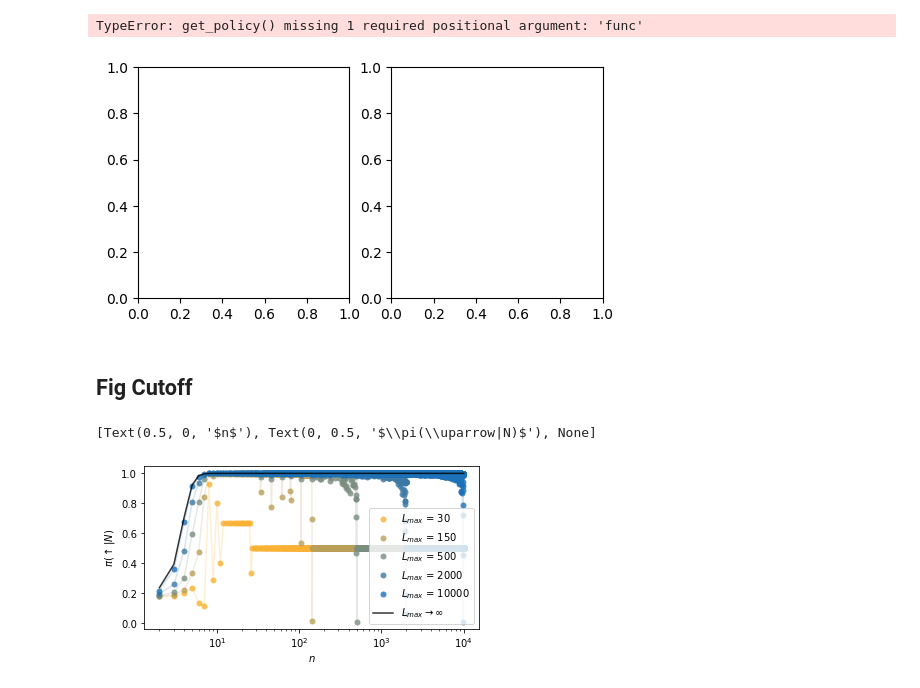
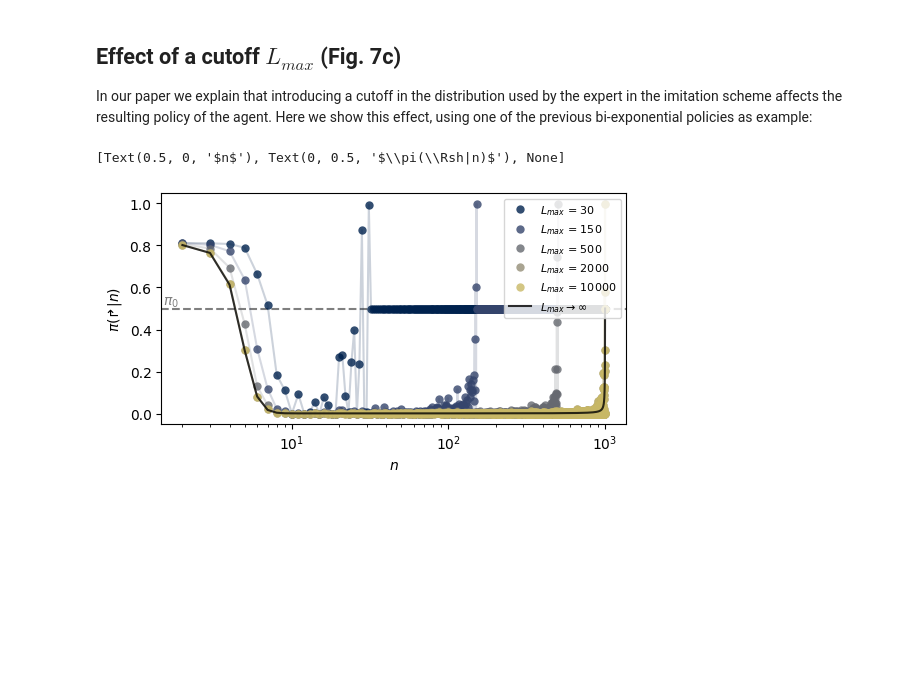
Before and after one commit to gorkamunoz/rl_opts, a Jupyter notebook: nbs/tutorials/tutorial_imitation.ipynb, the cells around one changed output. Drawn from its saved outputs; the diff is of its cells as text; code cells hidden in the pictures; blank space fills up the shorter version.

```diff
--- a/nbs/tutorials/tutorial_imitation.ipynb
+++ b/nbs/tutorials/tutorial_imitation.ipynb
@@ -126,23 +147,4 @@ NameError: name 'color' is not defined
-# %%
-############# BiExp #################
-for idx, (lambda_1, h) in enumerate(zip(lambdas_1, hmatrix_bi)):
-    lambdas[0] = lambda_1
-    ps_composite = get_ps_composite(num_states, lambdas = lambdas, probs = probs)
-    ax_bi.plot(np.arange(2, num_states+1), ps_composite[1:], '-',
-               c = color(idx))
-    ax_bi.plot(np.arange(2, num_states+2), h, 'o',
-               c = color(idx),  label = fr'$d_1$ = {np.round(lambda_1,1)}', alpha = 0.8, markeredgecolor='None')
-
-ax_bi.plot(10, 10, label = 'Theory', c = 'k')
-ax_bi.legend(fontsize = font_legend)
-
-
-plt.setp(ax_pw, xlabel =r'$n$', ylabel = r'$\pi(\uparrow|N)$', xscale = 'log')
-plt.setp([ax_pw, ax_bi], xlim = (1.6, 30), ylim = (0.1, 1.049972989855765)) ;
-plt.setp(ax_bi, ylabel = '', xlabel = r'$n$', yticklabels = [], xscale = 'log');
-# %% [output]
-TypeError: get_policy() missing 1 required positional argument: 'func'
-[figure, removed]
 # %% [markdown]
-## Fig Cutoff
+## Effect of a cutoff $L_{max}$ (Fig. 7c)
+In our paper we explain that introducing a cutoff in the distribution used by the expert in the imitation scheme affects the resulting policy of the agent. Here we show this effect, using one of the previous bi-exponential policies as example:
 # %%
@@ -181,30 +202,24 @@ for idx_c, L_cutoff in enumerate(tqdm(L_cutoffs)):
 # %%
 fig, ax_co = plt.subplots(figsize = (6, 3))
+color = plt.cm.cividis(np.linspace(0,1,len(L_cutoffs)+1))
 
-############# Cutoff #################
 for idx, (h, L_cutoff) in enumerate(zip(hmatrix_co, L_cutoffs)):
-    ax_co.plot(np.arange(2, num_states+2), h, 'o',
-               c = color(idx, num_c=5),  label = r'$L_{max}$ = '+f'{L_cutoff}', alpha = 0.8, markeredgecolor='None', rasterized=True)
-    ax_co.plot(np.arange(2, num_states+2), h,
-               c = color(idx, num_c=5),  alpha = 0.2)
+    #---- Numerical solutions ----#
+    ax_co.plot(np.arange(2, NUM_STATES+2), h, 'o',
+               c = color[idx],  label = r'$L_{max}$ = '+f'{L_cutoff}',
+               alpha = 0.8, markeredgecolor='None', rasterized=True)
+    ax_co.plot(np.arange(2, NUM_STATES+2), h,
+               c = color[idx],  alpha = 0.2)
 
-ax_co.plot(np.arange(2, num_states+1), theory_cutoff[1:], '-', c = 'k', alpha = 0.8, label = r'$L_{max}\rightarrow \infty$')
+#---- Analytical solutions ----#
+ax_co.plot(np.arange(2, NUM_STATES+1), 1-theory_nocutoff[1:], '-',
+           c = 'k', alpha = 0.8, label = r'$L_{max}\rightarrow \infty$')
 
-plt.legend(fontsize = font_legend,  loc = 'lower right')
-
-########### Shared ################
-
-plt.setp(ax_co, xlabel =r'$n$', ylabel = r'$\pi(\uparrow|N)$', xscale = 'log')
-
-
-# ax_pw.set_title('a) Power law', fontsize = font_legend)
-# ax_bi.set_title('b) Bi-exponential', fontsize = font_legend)
-# ax_co.set_title('Power law')
-
-# for a, let in zip([ax_pw, ax_bi, ax_co], 'abc'):
-#     a.annotate(let+')', xy = (0.02, 0.92),  fontsize = 12, xycoords = 'axes fraction') ;
-
-#fig.savefig('../../../overleaf/optimal_rl/figures/fake_training_cutoff.pdf', transparent = True, bbox_inches = 'tight', pad_inches = 0)
+#---- Plot features ----#
+ax_co.axhline(0.5, c = 'k', ls = '--', alpha = 0.5, zorder = -1)
+ax_co.text(1.5, 0.52, r'$\pi_0$', alpha = 0.5)
+plt.legend(loc = 'upper right', fontsize = 8)
+plt.setp(ax_co, xlabel =r'$n$', ylabel = r'$\pi(\Rsh|n)$', xscale = 'log')
 # %% [output]
-[Text(0.5, 0, '$n$'), Text(0, 0.5, '$\\pi(\\uparrow|N)$'), None]
+[Text(0.5, 0, '$n$'), Text(0, 0.5, '$\\pi(\\Rsh|n)$'), None]
-[figure, old version]
+[figure, new version]
```
Also changed, not shown: parts of 12 cells of this notebook, 20 other files.
